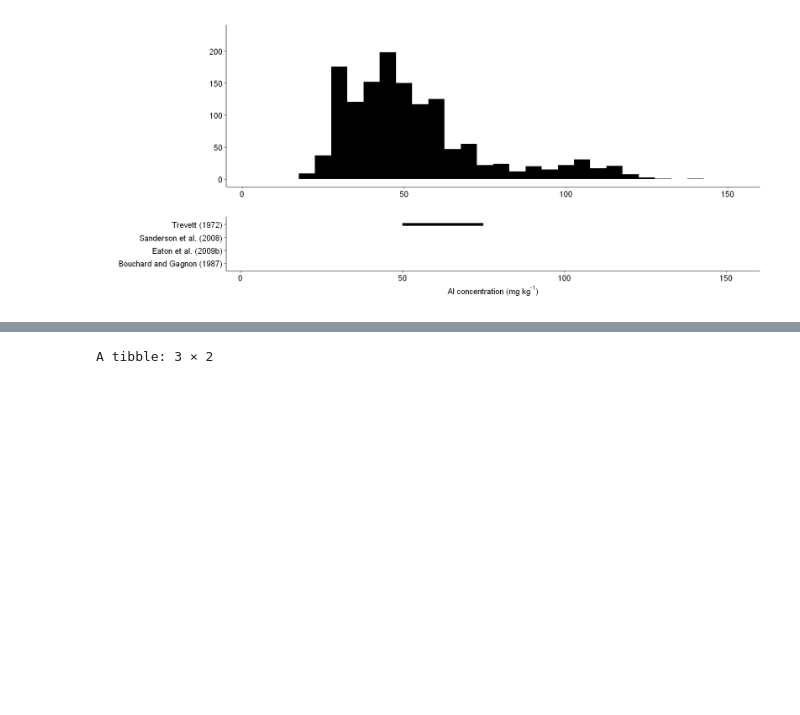
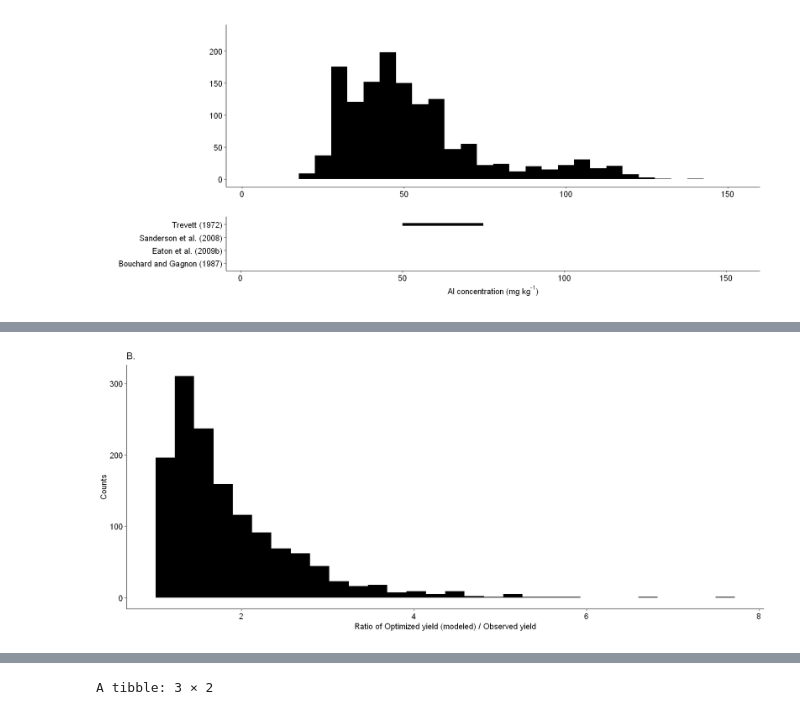
Before and after one commit to essicolo/2020_blueberry-ionomics, a Jupyter notebook: 01_stats.ipynb, the cells around one changed output, grey strips where cells are left out. Saved outputs shown, nothing was run; the diff lists cells and outputs as text; code cells hidden in the pictures; blank space fills up the shorter version.

```diff
--- a/01_stats.ipynb
+++ b/01_stats.ipynb
@@ -1989,2 +1989,12 @@ opt_output %>%
+# %%
+opt_output %>%
+  filter(variable == "Yield improvement ratio") %>%
+  ggplot(aes(x = value)) +
+  geom_histogram(fill = "black", bins = 30) +
+  labs(title = "B.", x = expression("Ratio of Optimized yield (modeled) / Observed yield"), y = "Counts") +
+  theme_pubr() +
+  ggsave("images/distr_yield_ratio.png", height = 5, width = 8, dpi = 300)
+# %% [output]
+[figure, added]
 # %%
 opt_output %>%
```
Also changed, not shown: parts of 16 cells of this notebook, 13 other files.
